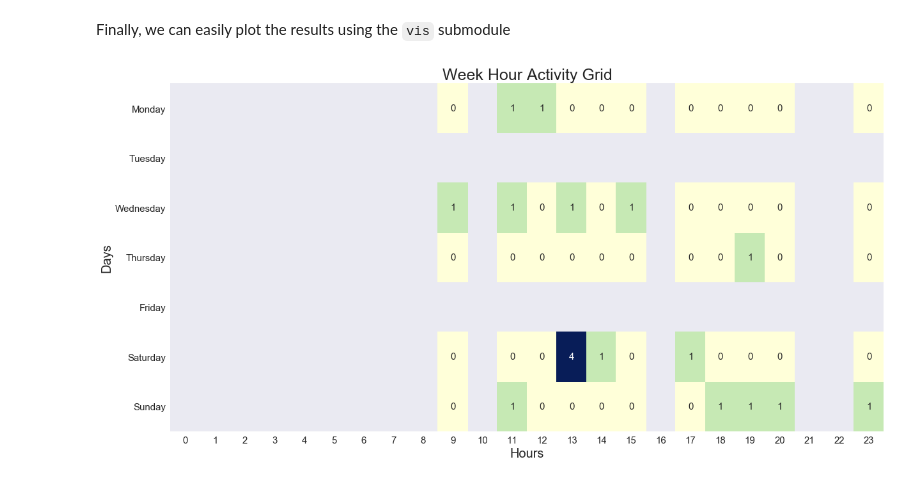
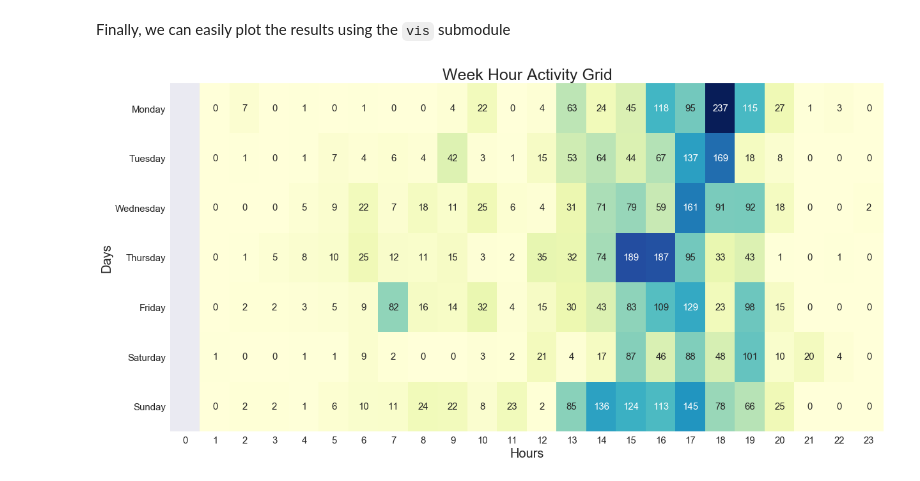
Before and after one commit to lucasrodes/whatstk, a Jupyter notebook: notebooks/WeeklyActivityTutorial.ipynb, the cells around one changed output. Saved outputs shown, nothing was run; the diff lists cells and outputs as text; code cells hidden in the pictures.

```diff
--- a/notebooks/WeeklyActivityTutorial.ipynb
+++ b/notebooks/WeeklyActivityTutorial.ipynb
@@ -11,7 +11,7 @@ import whatstk.vis as wv
 # %% [markdown]
 As always, we start by creating the `WhatsAppChat` object with the chat file that we want to analyse.
 # %%
-chat = wp.WhatsAppChat("../chats/samplechat.txt")
+chat = wp.WhatsAppChat("../mychats/allan.txt")
 # %% [markdown]
 Now, we can get the week grid of number of interventions
 # %%
@@ -23,6 +23,6 @@ Finally, we can easily plot the results using the `vis` submodule
 import matplotlib
 matplotlib.rcParams['figure.figsize'] = (20.0, 10.0)
 # %%
-wv.vis_week_hour_grid(week_df, title_size=25, xlabel_size=20, ylabel_size=20, tick_size=15, anot_size=15)
+wv.week_hour_grid(week_df, title_size=25, xlabel_size=20, ylabel_size=20, tick_size=15, anot_size=15)
 # %% [output]
-[figure, old version]
+[figure, new version]
```
Also changed, not shown: 4 other files.
